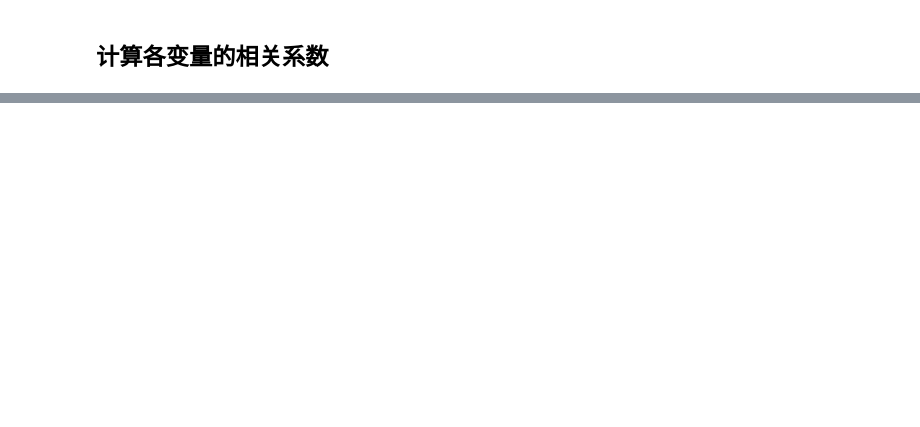
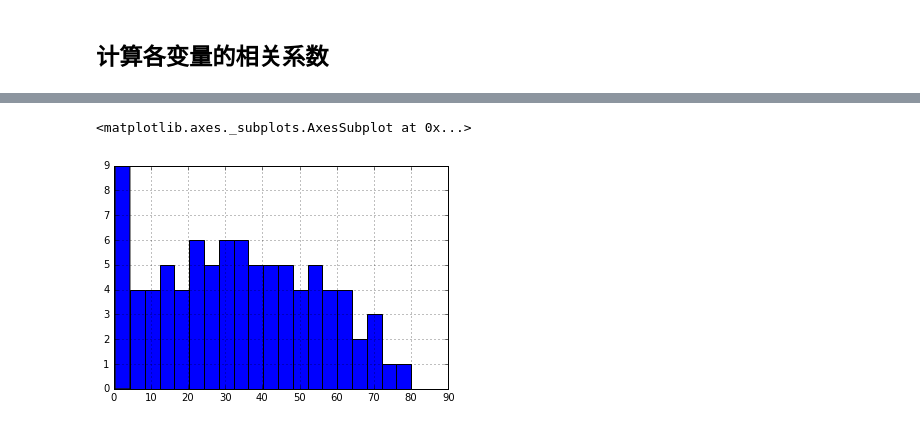
Before and after one commit to NemoHoHaloAi/machine_learning, a Jupyter notebook: kaggle/titanic/titanic.ipynb, the cells around one changed output, grey strips where cells are left out. Saved outputs shown, nothing was run; the diff lists cells and outputs as text; code cells hidden in the pictures; blank space fills up the shorter version.

```diff
--- a/kaggle/titanic/titanic.ipynb
+++ b/kaggle/titanic/titanic.ipynb
@@ -63,3 +71,8 @@ groupby_parch.sum().plot(x='Parch',y='Survived')
+# %%
+groupby_age.mean()['Age'].hist(bins=20)
+# %% [output]
+<matplotlib.axes._subplots.AxesSubplot at 0x...>
+[figure, added]
 # %%
 # 皮尔逊系数，np.corrcoef(a)可计算行与行之间的相关系数，np.corrcoef(a,rowvar=0)用于计算各列之间的相关系数
 # np.corrcoef(groupby_sex, rowvar=0)
```
Also changed, not shown: parts of 9 cells of this notebook.
